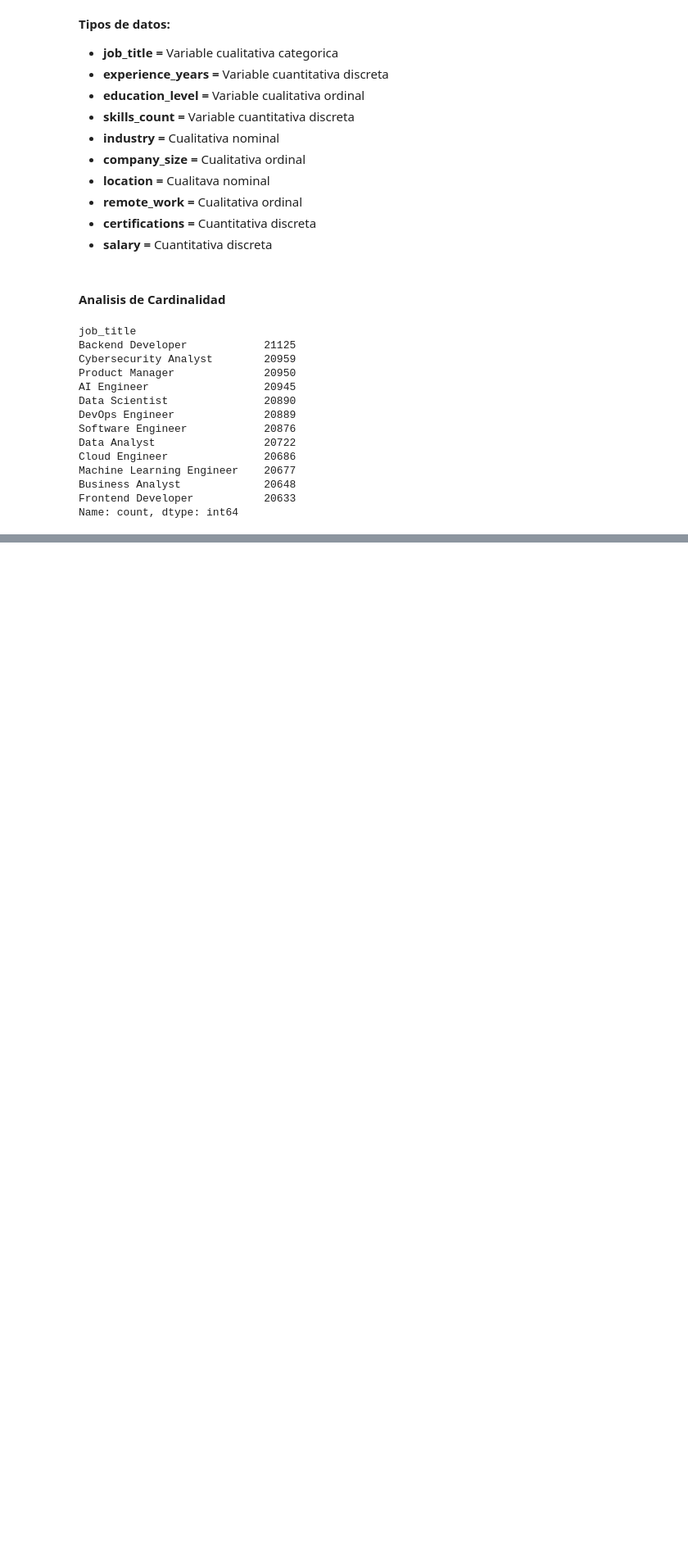
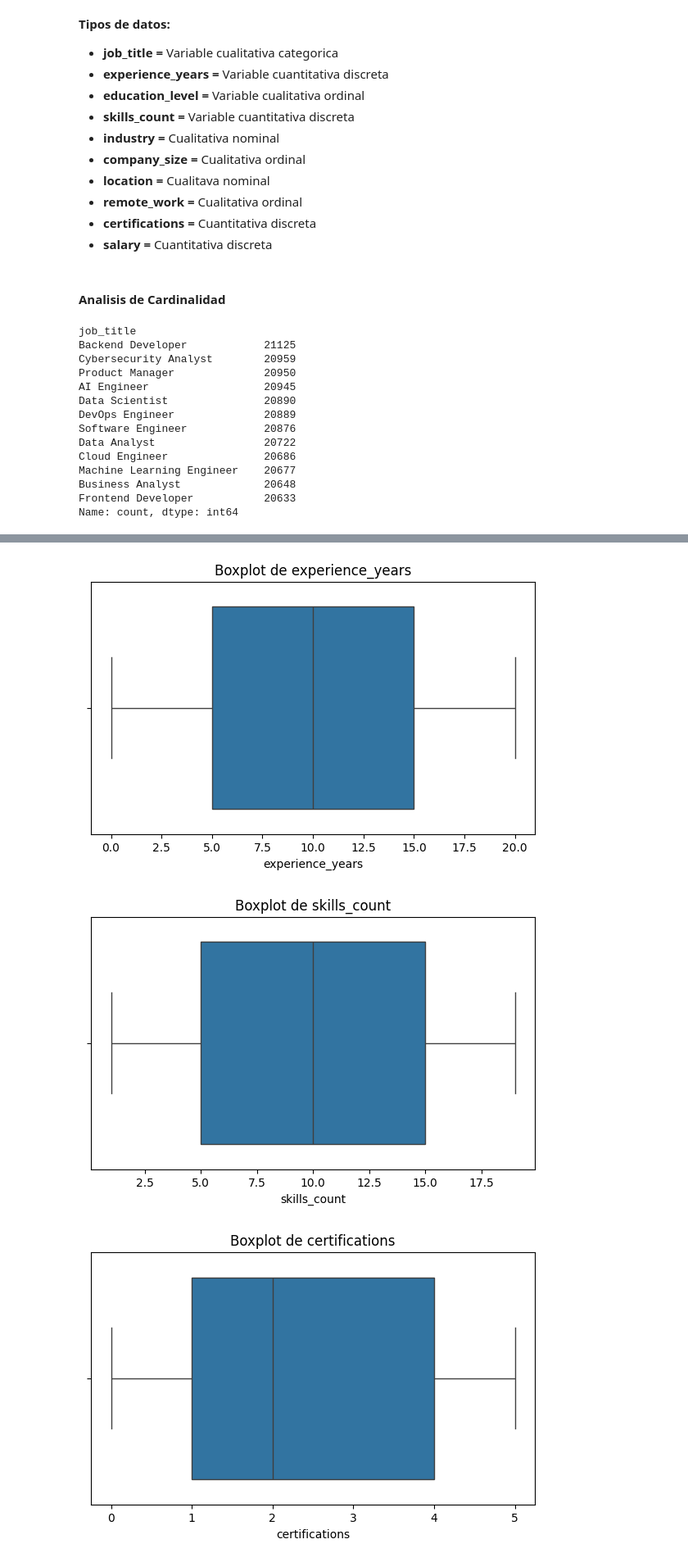
Before and after one commit to Micklevar/SalaryLens-Predictor-de-Retorno-Laboral-con-Machine-Learning, a Jupyter notebook: SalaryLens-Predictor-de-Retorno-Laboral-con-Machine-Learning/notebooks/analisis_estadistico.ipynb, the cells around one changed output, grey strips where cells are left out. Shown at 82% size. Cells and saved outputs as stored; diff of their text form; code cells hidden in the pictures; blank space fills up the shorter version.

```diff
--- a/SalaryLens-Predictor-de-Retorno-Laboral-con-Machine-Learning/notebooks/analisis_estadistico.ipynb
+++ b/SalaryLens-Predictor-de-Retorno-Laboral-con-Machine-Learning/notebooks/analisis_estadistico.ipynb
@@ -75,0 +233,19 @@ Se ve una cantidad equivalente en cada uno de los trabajos
+# %%
+
+# Extraemos solo las features de tipo numerico del dataset
+
+num_columns = df.select_dtypes(include = ["int64", "float64"]).columns
+
+# A traves de un bucle for accedemos a todas esas columnas y exportamos los graficos
+for col in num_columns:
+    # Definimos el tamanioo de la figura
+    fig = plt.figure(figsize=(7,4))
+
+    # Imprimimos la figura
+    sns.boxplot(x=df[col])
+    plt.title(f"Boxplot de {col}")
+    plt.show()
+# %% [output]
+[figure, added]
+[figure, added]
+[figure, added]
```
Also changed, not shown: parts of 26 cells of this notebook, 3 other files.
